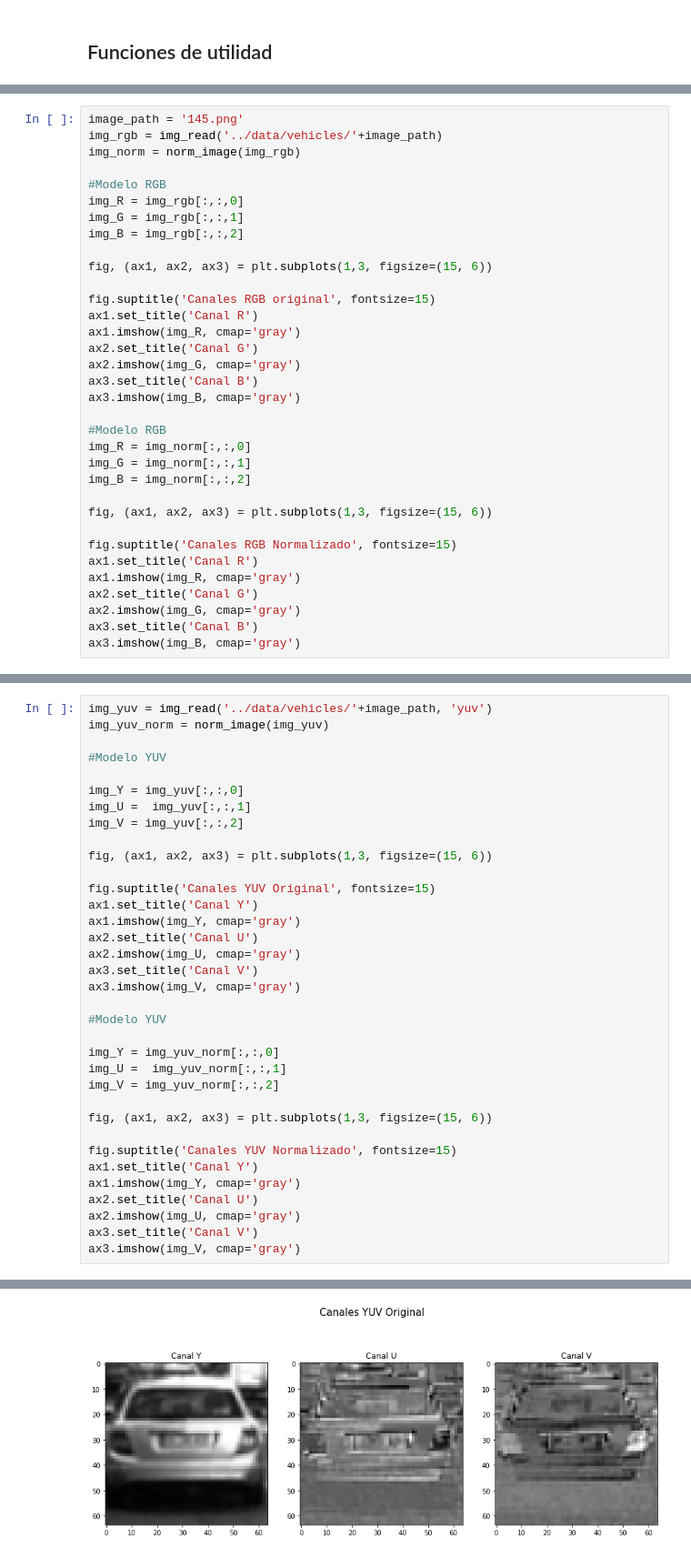
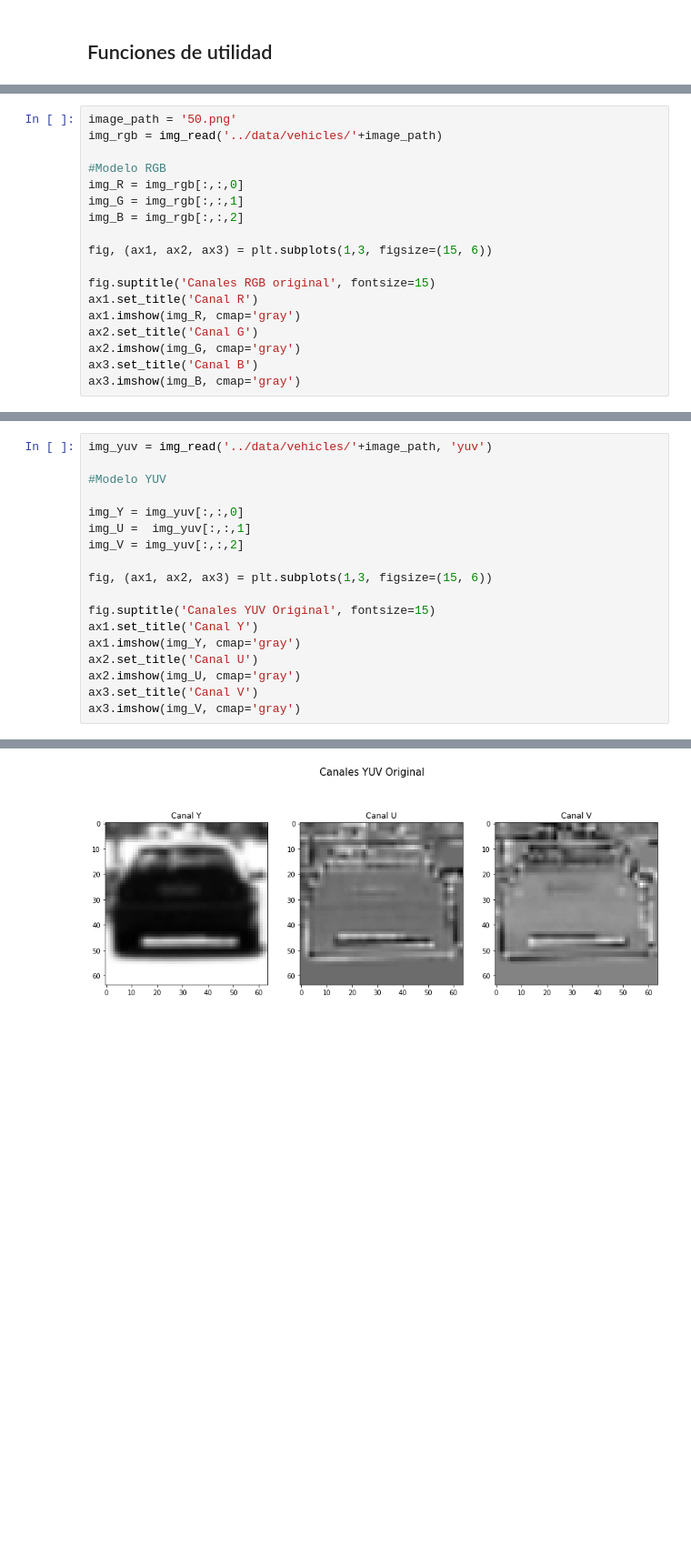
Before and after one commit to namadoa/Vision_por_Computador_2021_2, a Jupyter notebook: preprocessing/preprocessing.ipynb, the cells around one changed output, grey strips where cells are left out. Shown at 91% size. Cells and saved outputs as stored; diff of their text form; blank space fills up the shorter version.

```diff
--- a/preprocessing/preprocessing.ipynb
+++ b/preprocessing/preprocessing.ipynb
@@ -74,9 +42,8 @@ def detect_edge(image, umbral_min, umbral_max, titulo = "Imagen original",canal
     ax2.set_title('Bordes')
     ax2.imshow(image_with_edges, cmap='gray')
 # %%
-image_path = '145.png'
+image_path = '50.png'
 img_rgb = img_read('../data/vehicles/'+image_path)
-img_norm = norm_image(img_rgb)
 
 #Modelo RGB
 img_R = img_rgb[:,:,0]
@@ -92,20 +59,5 @@ ax2.set_title('Canal G')
 ax2.imshow(img_G, cmap='gray')
 ax3.set_title('Canal B')
 ax3.imshow(img_B, cmap='gray')
-
-#Modelo RGB
-img_R = img_norm[:,:,0]
-img_G = img_norm[:,:,1]
-img_B = img_norm[:,:,2]
-
-fig, (ax1, ax2, ax3) = plt.subplots(1,3, figsize=(15, 6))
-
-fig.suptitle('Canales RGB Normalizado', fontsize=15)
-ax1.set_title('Canal R')
-ax1.imshow(img_R, cmap='gray')
-ax2.set_title('Canal G')
-ax2.imshow(img_G, cmap='gray')
-ax3.set_title('Canal B')
-ax3.imshow(img_B, cmap='gray')
 # %% [output]
 <matplotlib.image.AxesImage at 0x...>
@@ -151,38 +65,21 @@ ax3.imshow(img_Y, cmap='gray')
 # %%
 img_yuv = img_read('../data/vehicles/'+image_path, 'yuv')
-img_yuv_norm = norm_image(img_yuv)
 
 #Modelo YUV
 
 img_Y = img_yuv[:,:,0]
 img_U =  img_yuv[:,:,1]
 img_V = img_yuv[:,:,2]
 
 fig, (ax1, ax2, ax3) = plt.subplots(1,3, figsize=(15, 6))
 
 fig.suptitle('Canales YUV Original', fontsize=15)
 ax1.set_title('Canal Y')
 ax1.imshow(img_Y, cmap='gray')
 ax2.set_title('Canal U')
 ax2.imshow(img_U, cmap='gray')
 ax3.set_title('Canal V')
 ax3.imshow(img_V, cmap='gray')
-
-#Modelo YUV
-
-img_Y = img_yuv_norm[:,:,0]
-img_U =  img_yuv_norm[:,:,1]
-img_V = img_yuv_norm[:,:,2]
-
-fig, (ax1, ax2, ax3) = plt.subplots(1,3, figsize=(15, 6))
-
-fig.suptitle('Canales YUV Normalizado', fontsize=15)
-ax1.set_title('Canal Y')
-ax1.imshow(img_Y, cmap='gray')
-ax2.set_title('Canal U')
-ax2.imshow(img_U, cmap='gray')
-ax3.set_title('Canal V')
-ax3.imshow(img_V, cmap='gray')
 # %% [output]
 <matplotlib.image.AxesImage at 0x...>
-[figure, old version]
+[figure, new version]
```
Also changed, not shown: parts of 13 cells of this notebook.
